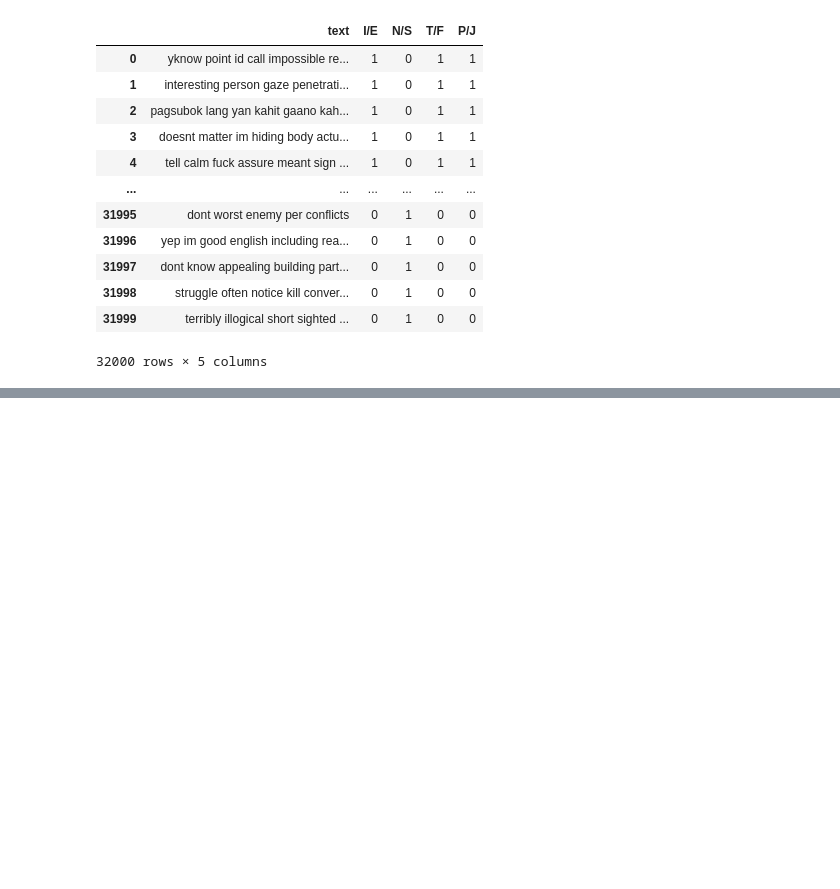
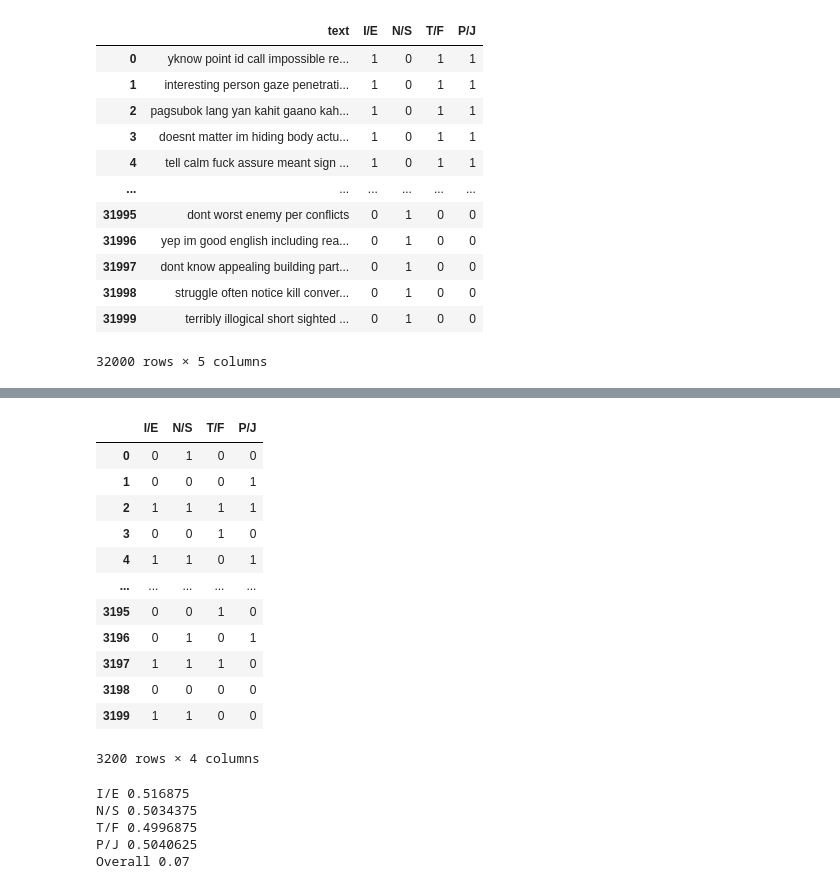
Before and after one commit to terminalai/webdev-ai, a Jupyter notebook: Bidirectional LSTM on MBTI Dataset Template.ipynb, the cells around one changed output, grey strips where cells are left out. Drawn from its saved outputs; the diff is of its cells as text; code cells hidden in the pictures; blank space fills up the shorter version.

```diff
--- a/Bidirectional LSTM on MBTI Dataset Template.ipynb
+++ b/Bidirectional LSTM on MBTI Dataset Template.ipynb
@@ -105,0 +137,29 @@ ValueError: ignored
+# %%
+import random
+y_rand = y_test.applymap(lambda x: random.random()).round().astype(int)
+y_rand
+# %% [output]
+|  | I/E | N/S | T/F | P/J |
+| 0 | 0 | 1 | 0 | 0 |
+| 1 | 0 | 0 | 0 | 1 |
+| 2 | 1 | 1 | 1 | 1 |
+| 3 | 0 | 0 | 1 | 0 |
+| 4 | 1 | 1 | 0 | 1 |
+| ... | ... | ... | ... | ... |
+| 3195 | 0 | 0 | 1 | 0 |
+| 3196 | 0 | 1 | 0 | 1 |
+| 3197 | 1 | 1 | 1 | 0 |
+| 3198 | 0 | 0 | 0 | 0 |
+| 3199 | 1 | 1 | 0 | 0 |
+3200 rows × 4 columns
+# %%
+for i in y_test:
+  print(i, (y_rand[i] == y_test[i]).mean())
+
+print("Overall", ((y_rand == y_test).sum(axis=1) == 4).mean())
+# %% [output]
+I/E 0.516875
+N/S 0.5034375
+T/F 0.4996875
+P/J 0.5040625
+Overall 0.07
```
Also changed, not shown: parts of 9 cells of this notebook, 1 other file.
